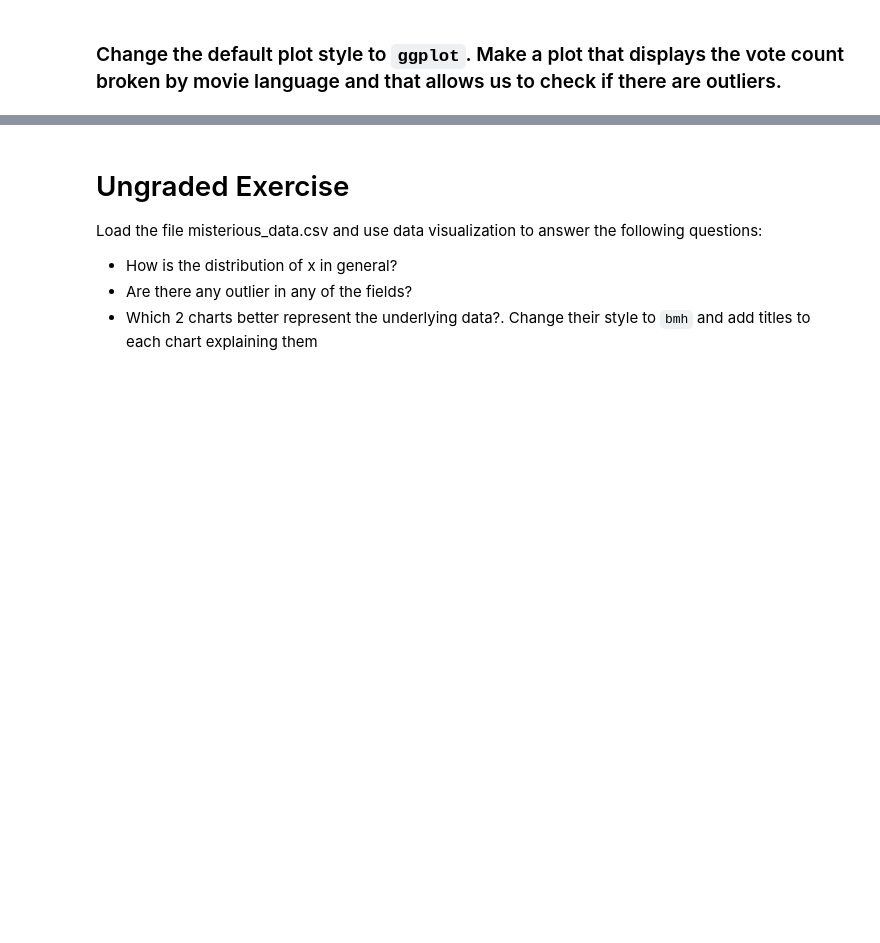
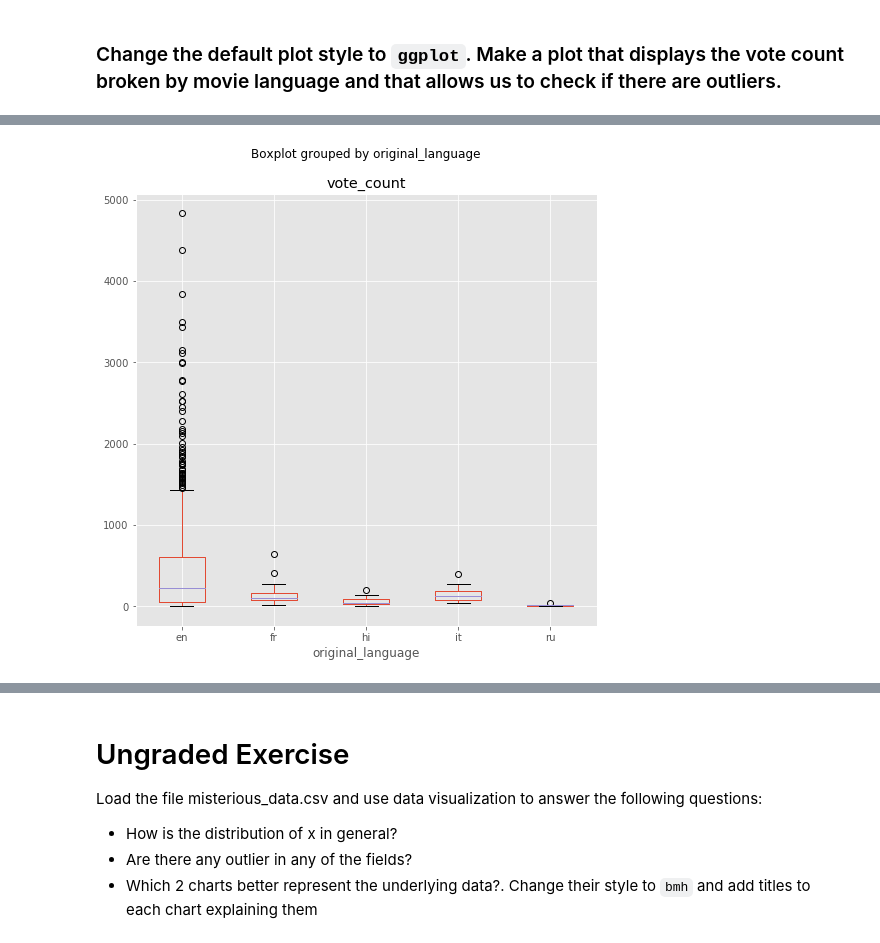
Before and after one commit to fcboss/data-science-academy-workspace, a Jupyter notebook: S01 - Bootcamp and Binary Classification/SLU03 - Visualization with Pandas and Matplotlib/Exercise notebook.ipynb, the cells around one changed output, grey strips where cells are left out. Cells and saved outputs as stored; diff of their text form; code cells hidden in the pictures; blank space fills up the shorter version.

```diff
--- a/S01 - Bootcamp and Binary Classification/SLU03 - Visualization with Pandas and Matplotlib/Exercise notebook.ipynb
+++ b/S01 - Bootcamp and Binary Classification/SLU03 - Visualization with Pandas and Matplotlib/Exercise notebook.ipynb
@@ -197,7 +243,10 @@ AssertionError:
 # %%
 # YOUR CODE HERE
-raise NotImplementedError()
+plt.style.use('ggplot')
+ax = movies.boxplot(by='original_language',column='vote_count')
 axis = plt.gca();
+# %% [output]
+[figure, added]
 # %%
 pc = PlotChecker(axis)
 pc._lines = pc.axis.get_lines()
```
Also changed, not shown: parts of 18 cells of this notebook.
